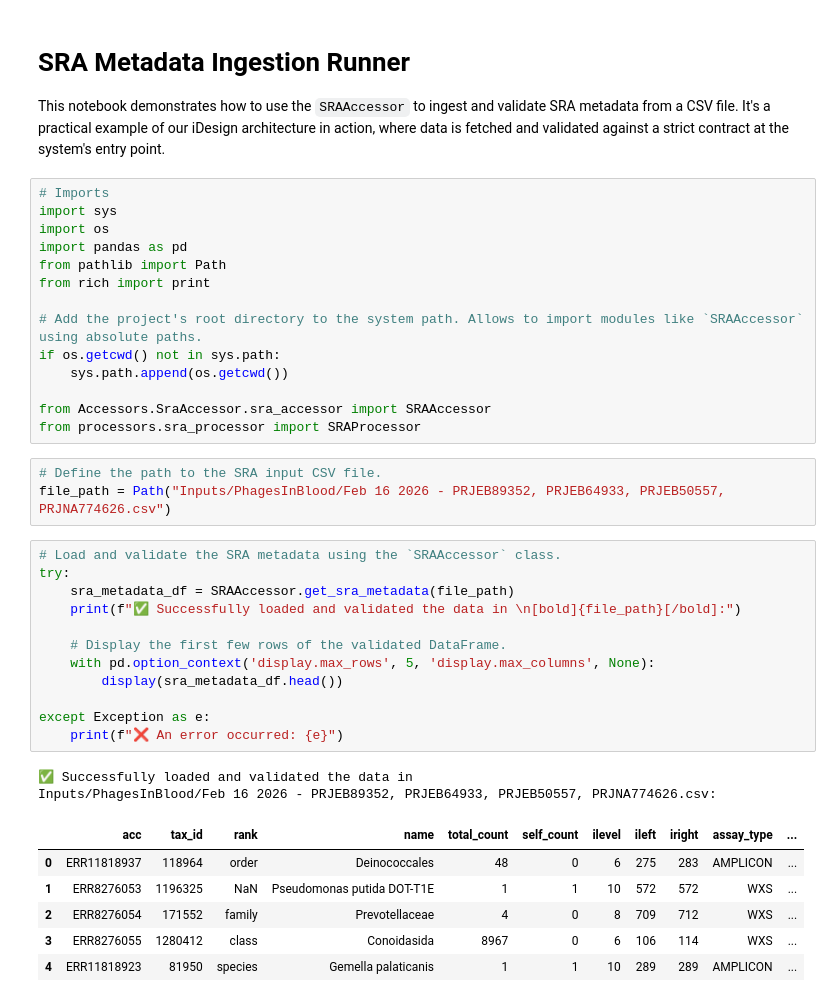
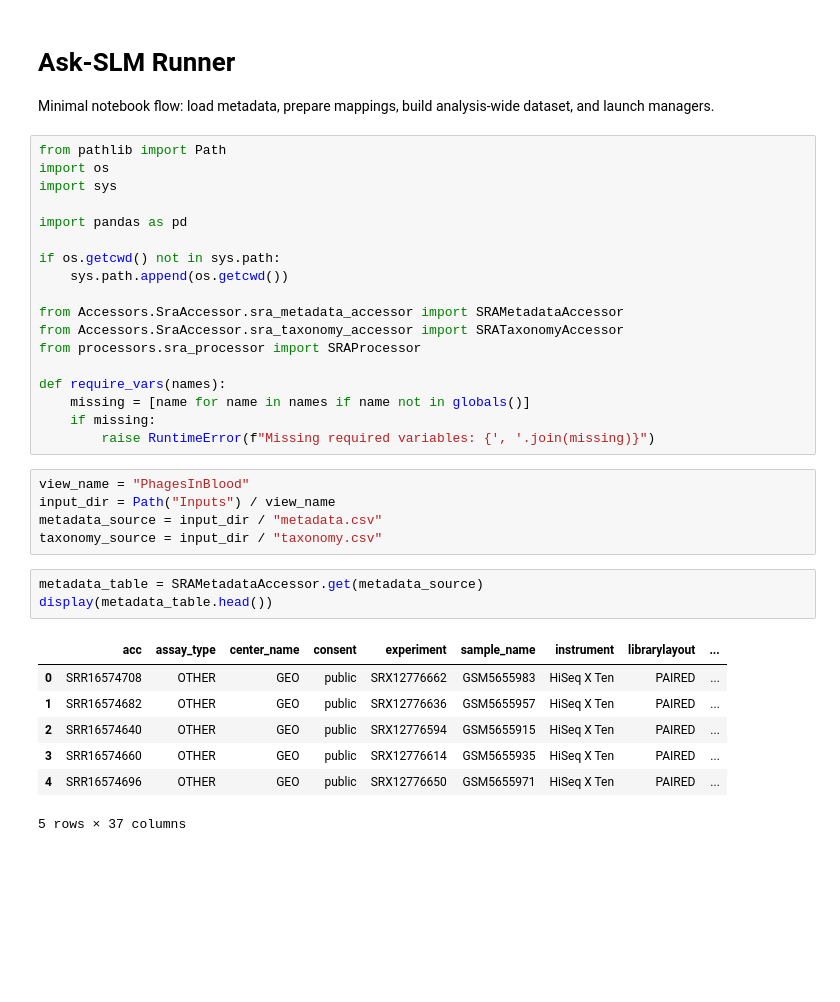
Before and after one commit to YPinto-Lab/cohort-query, a Jupyter notebook: runner.ipynb, the cells around one changed output. Cells and saved outputs as stored; diff of their text form; blank space fills up the shorter version.

```diff
--- a/runner.ipynb
+++ b/runner.ipynb
@@ -1,43 +1,38 @@
 # %% [markdown]
-# SRA Metadata Ingestion Runner
-
-This notebook demonstrates how to use the `SRAAccessor` to ingest and validate SRA metadata from a CSV file. It's a practical example of our iDesign architecture in action, where data is fetched and validated against a strict contract at the system's entry point.
+# Ask-SLM Runner
+Minimal notebook flow: load metadata, prepare mappings, build analysis-wide dataset, and launch managers.
 # %%
-# Imports
+from pathlib import Path
+import os
 import sys
-import os
+
 import pandas as pd
-from pathlib import Path
-from rich import print
 
-# Add the project's root directory to the system path. Allows to import modules like `SRAAccessor` using absolute paths.
 if os.getcwd() not in sys.path:
     sys.path.append(os.getcwd())
 
-from Accessors.SraAccessor.sra_accessor import SRAAccessor
+from Accessors.SraAccessor.sra_metadata_accessor import SRAMetadataAccessor
+from Accessors.SraAccessor.sra_taxonomy_accessor import SRATaxonomyAccessor
 from processors.sra_processor import SRAProcessor
+
+def require_vars(names):
+    missing = [name for name in names if name not in globals()]
+    if missing:
+        raise RuntimeError(f"Missing required variables: {', '.join(missing)}")
 # %%
-# Define the path to the SRA input CSV file.
-file_path = Path("Inputs/PhagesInBlood/Feb 16 2026 - PRJEB89352, PRJEB64933, PRJEB50557, PRJNA774626.csv")
+view_name = "PhagesInBlood"
+input_dir = Path("Inputs") / view_name
+metadata_source = input_dir / "metadata.csv"
+taxonomy_source = input_dir / "taxonomy.csv"
 # %%
-# Load and validate the SRA metadata using the `SRAAccessor` class.
-try:
-    sra_metadata_df = SRAAccessor.get_sra_metadata(file_path)
-    print(f"✅ Successfully loaded and validated the data in \n[bold]{file_path}[/bold]:")
-
-    # Display the first few rows of the validated DataFrame.
-    with pd.option_context('display.max_rows', 5, 'display.max_columns', None):
-        display(sra_metadata_df.head())
-
-except Exception as e:
-    print(f"❌ An error occurred: {e}")
+metadata_table = SRAMetadataAccessor.get(metadata_source)
+display(metadata_table.head())
 # %% [output]
+|  | acc | assay_type | center_name | consent | experiment | sample_name | instrument | librarylayout | ... |
+| 0 | SRR16574708 | OTHER | GEO | public | SRX12776662 | GSM5655983 | HiSeq X Ten | PAIRED | ... |
+| 1 | SRR16574682 | OTHER | GEO | public | SRX12776636 | GSM5655957 | HiSeq X Ten | PAIRED | ... |
+| 2 | SRR16574640 | OTHER | GEO | public | SRX12776594 | GSM5655915 | HiSeq X Ten | PAIRED | ... |
+| 3 | SRR16574660 | OTHER | GEO | public | SRX12776614 | GSM5655935 | HiSeq X Ten | PAIRED | ... |
+| 4 | SRR16574696 | OTHER | GEO | public | SRX12776650 | GSM5655971 | HiSeq X Ten | PAIRED | ... |
-✅ Successfully loaded and validated the data in
-Inputs/PhagesInBlood/Feb 16 2026 - PRJEB89352, PRJEB64933, PRJEB50557, PRJNA774626.csv:
+5 rows × 37 columns
-|  | acc | tax_id | rank | name | total_count | self_count | ilevel | ileft | iright | assay_type | ... |
-| 0 | ERR11818937 | 118964 | order | Deinococcales | 48 | 0 | 6 | 275 | 283 | AMPLICON | ... |
-| 1 | ERR8276053 | 1196325 | NaN | Pseudomonas putida DOT-T1E | 1 | 1 | 10 | 572 | 572 | WXS | ... |
-| 2 | ERR8276054 | 171552 | family | Prevotellaceae | 4 | 0 | 8 | 709 | 712 | WXS | ... |
-| 3 | ERR8276055 | 1280412 | class | Conoidasida | 8967 | 0 | 6 | 106 | 114 | WXS | ... |
-| 4 | ERR11818923 | 81950 | species | Gemella palaticanis | 1 | 1 | 10 | 289 | 289 | AMPLICON | ... |
 # %%
```
Also changed, not shown: parts of 9 cells of this notebook, 2 other files.
